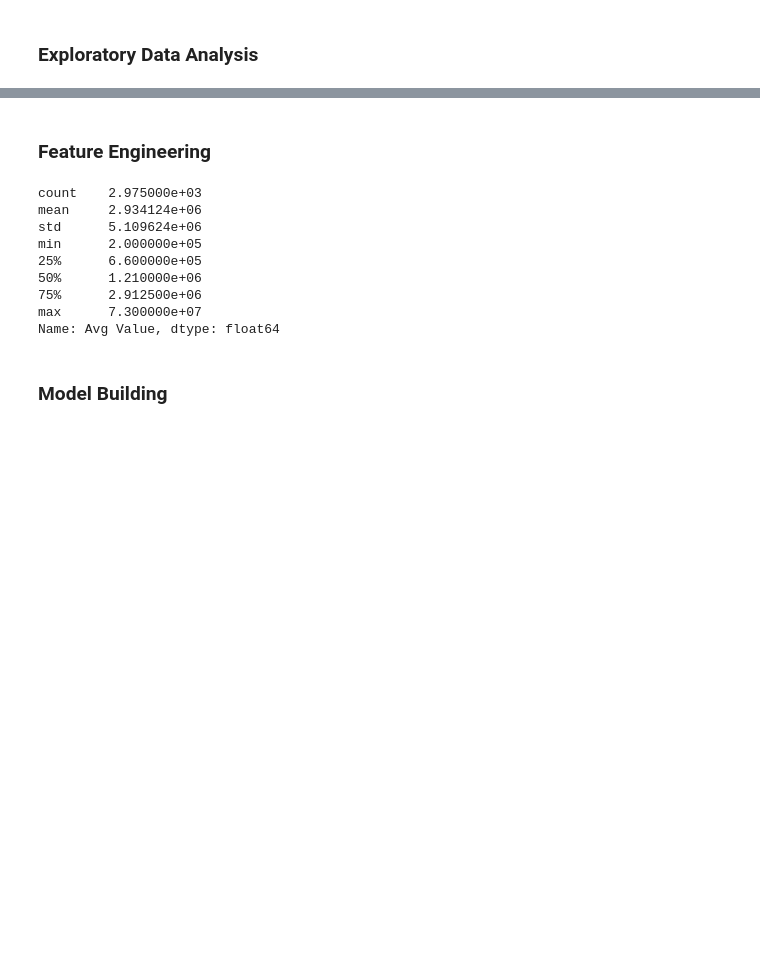
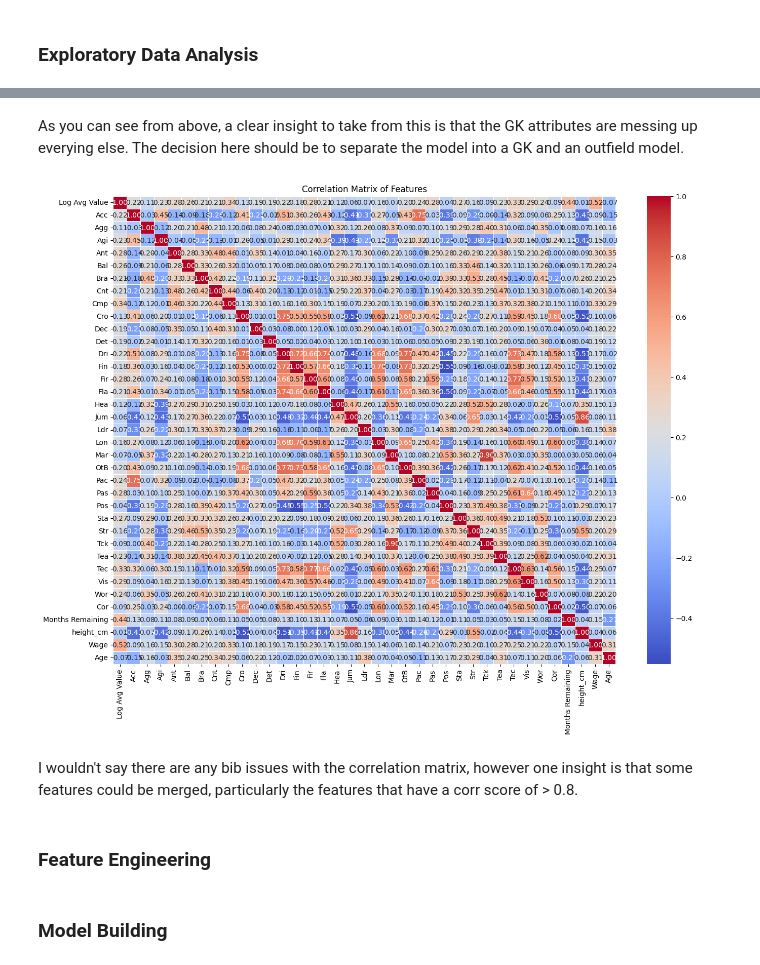
Before and after one commit to louis-porter/FM24_player_valuation_analysis, a Jupyter notebook: FM_player_valuation_analysis.ipynb, the cells around one changed output, grey strips where cells are left out. Drawn from its saved outputs; the diff is of its cells as text; code cells hidden in the pictures; blank space fills up the shorter version.

Commit message:
Added EDA section and began comparing different feature sets in model.

```diff
--- a/FM_player_valuation_analysis.ipynb
+++ b/FM_player_valuation_analysis.ipynb
@@ -67,26 +112,20 @@ df.to_csv("output.csv")
+# %% [markdown]
+As you can see from above, a clear insight to take from this is that the GK attributes are messing up everying else. The decision here should be to separate the model into a GK and an outfield model.
+# %%
+import seaborn as sns
+
+corr_matrix = df[["Log Avg Value", "Acc", "Agg", "Agi", "Ant", "Bal", "Bra",  "Cnt", "Cmp", "Cro",
+               "Dec", "Det", "Dri", "Fin", "Fir", "Fla",  "Hea", "Jum", "Ldr", "Lon", "Mar",
+               "OtB", "Pac", "Pas", "Pos", "Sta", "Str", "Tck", "Tea", "Tec",  "Vis",
+               "Wor", "Cor", "Months Remaining", "height_cm", "Wage", "Age"]].corr()
+
+plt.figure(figsize=(16, 12))
+sns.heatmap(corr_matrix, annot=True, cmap="coolwarm", fmt=".2f", linewidths=.5)
+plt.title("Correlation Matrix of Features")
+plt.show()
+# %% [output]
+[figure, added]
+# %% [markdown]
+I wouldn't say there are any bib issues with the correlation matrix, however one insight is that some features could be merged, particularly the features that have a corr score of > 0.8.
 # %% [markdown]
 ### Feature Engineering
-# %%
-from sklearn.preprocessing import StandardScaler
-
-X = df[["Age", "1v1", "Acc", "Aer", "Agg", "Agi", "Ant", "Bal", "Bra", "Cmd", "Cnt", "Cmp", "Cro",
-               "Dec", "Det", "Dri", "Fin", "Fir", "Fla", "Han", "Hea", "Jum", "Kic", "Ldr", "Lon", "Mar",
-               "OtB", "Pac", "Pas", "Pos", "Ref", "Sta", "Str", "Tck", "Tea", "Tec", "Thr", "TRO", "Vis",
-               "Wor", "Cor"]]
-y = df["Avg Value"]
-
-print(y.describe())
-
-scaler = StandardScaler()
-
-X = scaler.fit_transform(X)
-# %% [output]
-count    2.975000e+03
-mean     2.934124e+06
-std      5.109624e+06
-min      2.000000e+05
-25%      6.600000e+05
-50%      1.210000e+06
-75%      2.912500e+06
-max      7.300000e+07
-Name: Avg Value, dtype: float64
```
Also changed, not shown: parts of 10 cells of this notebook, 1 other file.
